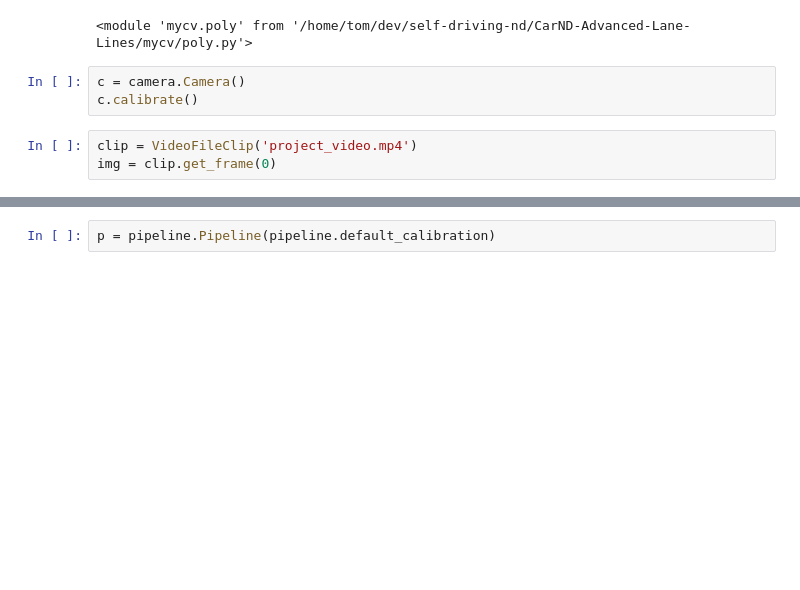
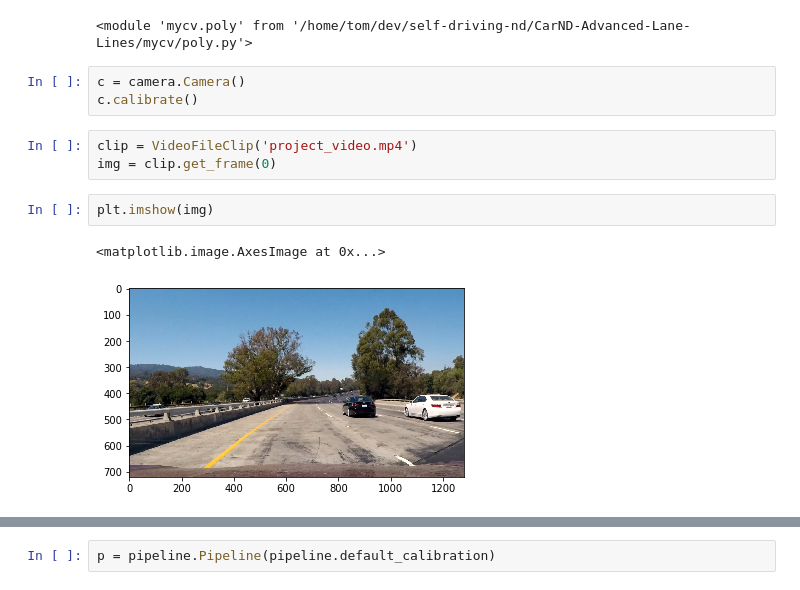
Before and after one commit to tdb-alcorn/CarND-Advanced-Lane-Lines, a Jupyter notebook: scratch.ipynb, the cells around one changed output, grey strips where cells are left out. Drawn from its saved outputs; the diff is of its cells as text; blank space fills up the shorter version.

```diff
--- a/scratch.ipynb
+++ b/scratch.ipynb
@@ -27,4 +28,9 @@ c.calibrate()
 # %%
 clip = VideoFileClip('project_video.mp4')
 img = clip.get_frame(0)
+# %%
+plt.imshow(img)
+# %% [output]
+<matplotlib.image.AxesImage at 0x...>
+[figure, added]
 # %%
```
Also changed, not shown: parts of 3 cells of this notebook, 3 other files.
